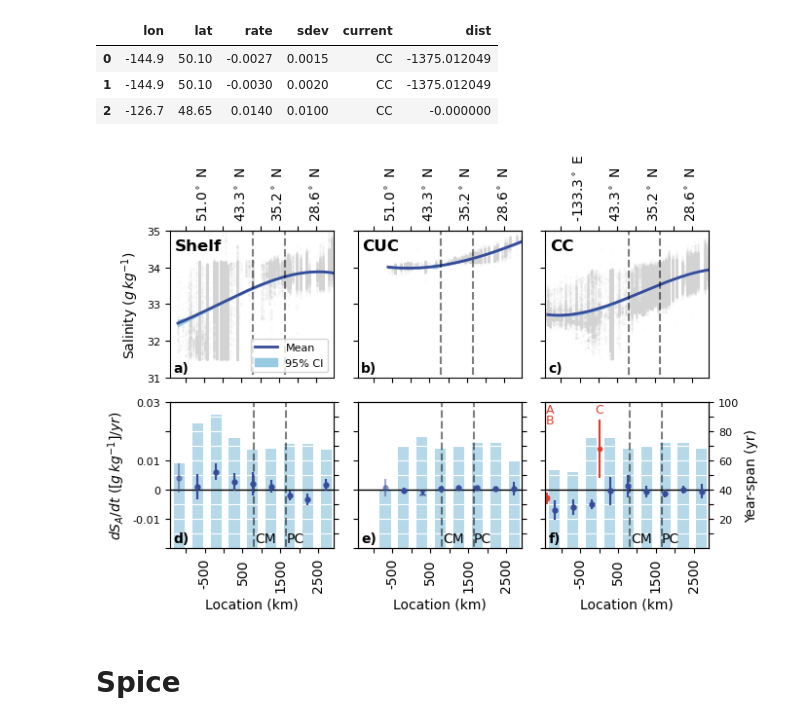
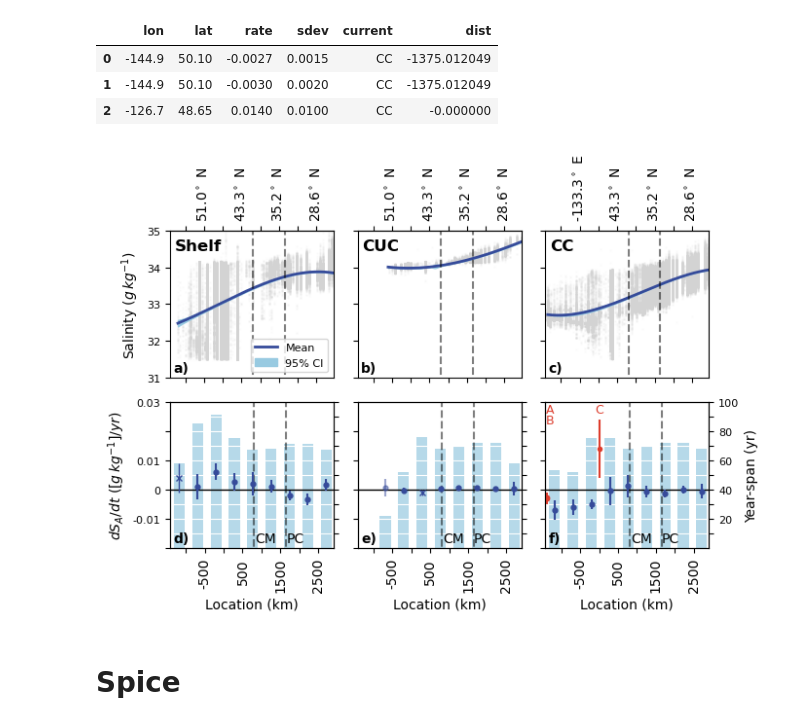
Before and after one commit to UBC-MOAD/analysis-becca, a Jupyter notebook: Synthesis/TrendPlotting.ipynb, the cells around one changed output. Cells and saved outputs as stored; diff of their text form; code cells hidden in the pictures.

Commit message:
fixed span problem, now for years with ENOUGH data not all years with data

```diff
--- a/Synthesis/TrendPlotting.ipynb
+++ b/Synthesis/TrendPlotting.ipynb
@@ -235,20 +235,19 @@ def plot_ratediff_NS_CI(var_string, current_string, subplot_pos, *, yrlabel=Fals
         # count the number of data points going into this calculation in each bin
         count[i] = len(df_bin)
 
-        # distinct years and span
-        n_years = len(set(df_bin["year"]))
-        span = float(df_bin["year"].max() - df_bin["year"].min() + 1)
-
-        if (n_years < min_years) or (span < min_span_years):
-            # exclude this bin from both points and bars
-            continue
-
         grp = df_bin.groupby("year", as_index=False).agg(
             n=("val", "size"),
             mean=("val", "mean")
         )
         grp = grp[grp["n"] >= min_obs_per_year]
         if grp.empty:
+            continue
+
+        # distinct years and span based only on years used in the trend
+        n_years = len(grp)
+        span = float(grp["year"].max() - grp["year"].min() + 1)
+
+        if (n_years < min_years) or (span < min_span_years):
             continue
 
         n_years_arr[i] = n_years
@@ -329,14 +328,14 @@ def plot_ratediff_NS_CI(var_string, current_string, subplot_pos, *, yrlabel=Fals
                 alpha=alpha, label='_nolegend_', zorder=5
             )
 
-    # group 1: year_span >= 20 and count >= 200 (solid)
+    # group 1: year_span >= 30
     m_long = (np.isfinite(slopes) & np.isfinite(lo95) & np.isfinite(hi95) &
-              np.isfinite(year_span) & (year_span >= 20) & (count >= 200))
+              np.isfinite(year_span) & (year_span >= 30))
     _plot_group(m_long, nonlin_idx, alpha=1.0)
 
-    # group 2: year_span < 20 or count < 200(faded)
+    # group 2: year_span < 30
     m_short = (np.isfinite(slopes) & np.isfinite(lo95) & np.isfinite(hi95) &
-               np.isfinite(year_span) & ((year_span < 20)|(count<200)))
+               np.isfinite(year_span) & (year_span < 30))
     _plot_group(m_short, nonlin_idx, alpha=0.5)
 
     ax_tr.set_xlim(-1420, 2900)
@@ -627,7 +626,7 @@ ax[0,0].legend(fontsize=8)
 
 
 # trend in time plots in bottom row
-plot_ratediff_NS_CI(variable, 'shelf', (1,0))
+plot_ratediff_NS_CI(variable, 'shelf', (1,0),nonlin=1)
 plot_ratediff_NS_CI(variable, 'CUC', (1,1),nonlin=4)
 plot_ratediff_NS_CI(variable, 'CC', (1,2),yrlabel=True)
 for i in range(3):
@@ -635,34 +634,34 @@ for i in range(3):
     ax[1,i].set_xlabel('Location (km)')
 ax[1,0].set_ylabel('$dS_A/dt \,\,([g\,kg^{-1}]/yr)$',fontsize=10)
 ax[1,0].set_yticklabels(['','-0.01','0','0.01','','0.03'],fontsize=8)
 ax[1,1].set_yticklabels([])
 ax[1,2].set_yticklabels([])
 
 # titles
 ax[0,0].text(0.03,0.95,'Shelf',ha='left',va='top',color='k',weight='bold',transform=ax[0,0].transAxes,fontsize=12,zorder=6)
 ax[0,1].text(0.03,0.95,'CUC',ha='left',va='top',color='k',weight='bold',transform=ax[0,1].transAxes,fontsize=12,zorder=6)
 ax[0,2].text(0.03,0.95,'CC',ha='left',va='top',color='k',weight='bold',transform=ax[0,2].transAxes,fontsize=12,zorder=6)
 # plot labels
 ax[0,0].text(0.02,0.02,'a)',ha='left',va='bottom',color='k',weight='semibold',transform=ax[0,0].transAxes,fontsize=10,zorder=6)
 ax[0,1].text(0.02,0.02,'b)',ha='left',va='bottom',color='k',weight='semibold',transform=ax[0,1].transAxes,fontsize=10,zorder=6)
 ax[0,2].text(0.02,0.02,'c)',ha='left',va='bottom',color='k',weight='semibold',transform=ax[0,2].transAxes,fontsize=10,zorder=6)
 ax[1,0].text(0.02,0.02,'d)',ha='left',va='bottom',color='k',weight='semibold',transform=ax[1,0].transAxes,fontsize=10,zorder=6)
 ax[1,1].text(0.02,0.02,'e)',ha='left',va='bottom',color='k',weight='semibold',transform=ax[1,1].transAxes,fontsize=10,zorder=6)
 ax[1,2].text(0.02,0.02,'f)',ha='left',va='bottom',color='k',weight='semibold',transform=ax[1,2].transAxes,fontsize=10,zorder=6)
 
 # add observational data
 ax[1,0].errorbar(Slit.dist[Slit.current=='shelf'], Slit.rate[Slit.current=='shelf'],yerr=Slit.sdev[Slit.current=='shelf'], c='#DD3D2D',fmt='.')
 ax[1,2].errorbar(Slit.dist[Slit.current=='CC'], Slit.rate[Slit.current=='CC'],yerr=Slit.sdev[Slit.current=='CC'], c='#DD3D2D',fmt='.')
 
 ax[1,2].text(0.03,0.99,'A',ha='center',va='top',color='#DD3D2D',transform=ax[1,2].transAxes,fontsize=9)
 ax[1,2].text(0.03,0.92,'B',ha='center',va='top',color='#DD3D2D',transform=ax[1,2].transAxes,fontsize=9)
 ax[1,2].text(0.33,0.99,'C',ha='center',va='top',color='#DD3D2D',transform=ax[1,2].transAxes,fontsize=9)
 
 plt.tight_layout()
 
 plt.savefig('/ocean/rbeutel/MOAD/analysis-becca/Synthesis/output/SalTrends.png')
 # %% [output]
-[figure, old version]
+[figure, new version]
 # %% [markdown]
 # Spice
 # %%
```
Also changed, not shown: parts of 5 cells of this notebook, 1 other file.
